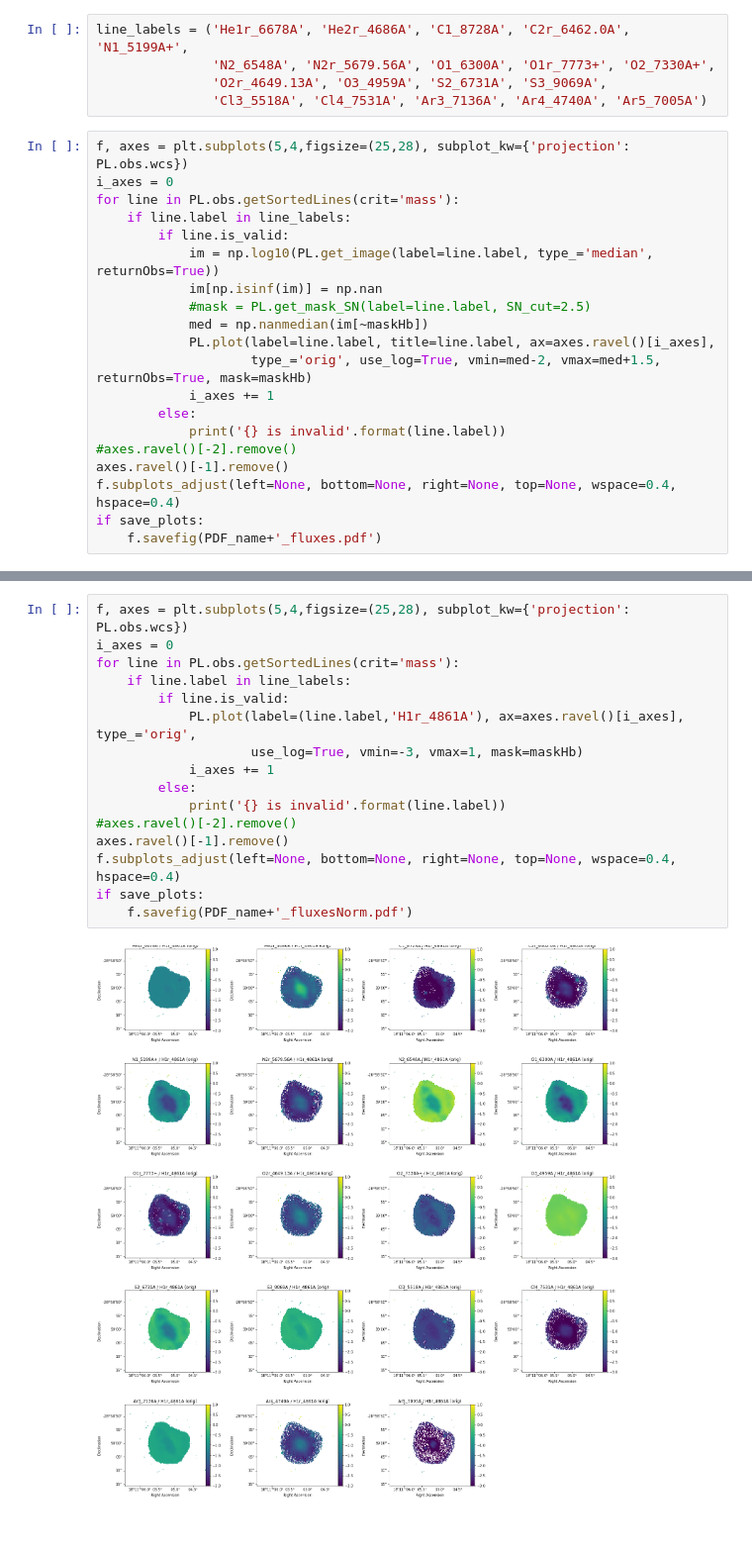
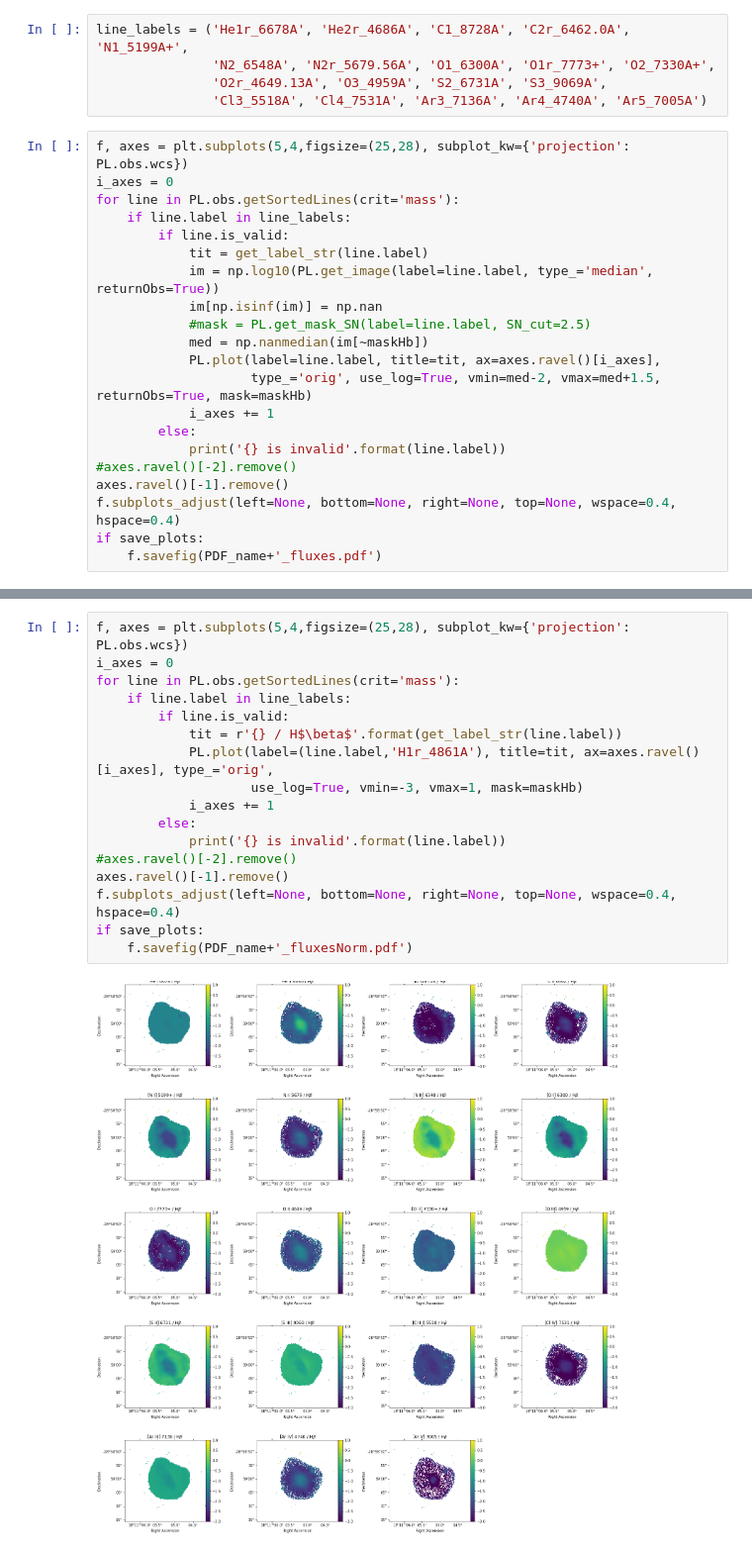
Before and after one commit to Morisset/MUSE_PNe, a Jupyter notebook: Plot.ipynb, the cells around one changed output, grey strips where cells are left out. Shown at 99% size. Drawn from its saved outputs; the diff is of its cells as text.

```diff
--- a/Plot.ipynb
+++ b/Plot.ipynb
@@ -135,11 +155,12 @@ i_axes = 0
 for line in PL.obs.getSortedLines(crit='mass'):
     if line.label in line_labels:
         if line.is_valid:
+            tit = get_label_str(line.label)
             im = np.log10(PL.get_image(label=line.label, type_='median', returnObs=True))
             im[np.isinf(im)] = np.nan
             #mask = PL.get_mask_SN(label=line.label, SN_cut=2.5)
             med = np.nanmedian(im[~maskHb])
-            PL.plot(label=line.label, title=line.label, ax=axes.ravel()[i_axes],
+            PL.plot(label=line.label, title=tit, ax=axes.ravel()[i_axes],
                     type_='orig', use_log=True, vmin=med-2, vmax=med+1.5, returnObs=True, mask=maskHb)
             i_axes += 1
         else:
@@ -154,21 +175,22 @@ if save_plots:
 # %%
 f, axes = plt.subplots(5,4,figsize=(25,28), subplot_kw={'projection': PL.obs.wcs})
 i_axes = 0
 for line in PL.obs.getSortedLines(crit='mass'):
     if line.label in line_labels:
         if line.is_valid:
-            PL.plot(label=(line.label,'H1r_4861A'), ax=axes.ravel()[i_axes], type_='orig',
+            tit = r'{} / H$\beta$'.format(get_label_str(line.label))
+            PL.plot(label=(line.label,'H1r_4861A'), title=tit, ax=axes.ravel()[i_axes], type_='orig',
                     use_log=True, vmin=-3, vmax=1, mask=maskHb)
             i_axes += 1
         else:
             print('{} is invalid'.format(line.label))
 #axes.ravel()[-2].remove()
 axes.ravel()[-1].remove()
 f.subplots_adjust(left=None, bottom=None, right=None, top=None, wspace=0.4, hspace=0.4)
 if save_plots:
     f.savefig(PDF_name+'_fluxesNorm.pdf')
 # %% [output]
-[figure, old version]
+[figure, new version]
 # %%
 f, axes = plt.subplots(5,4,figsize=(25,28), subplot_kw={'projection': PL.obs.wcs})
 i_axes = 0
```
Also changed, not shown: parts of 20 cells of this notebook.
